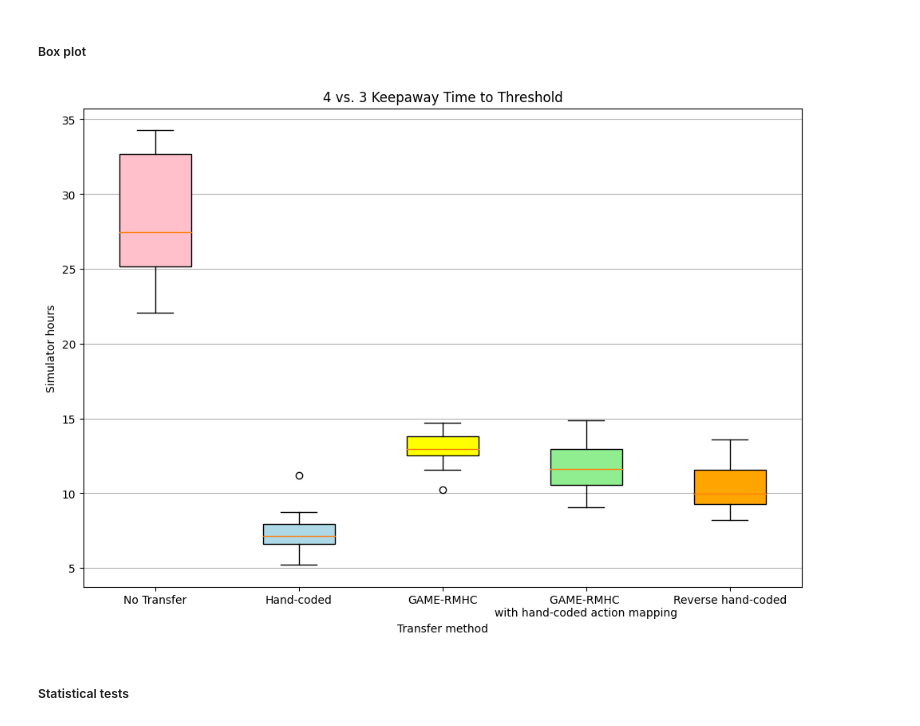
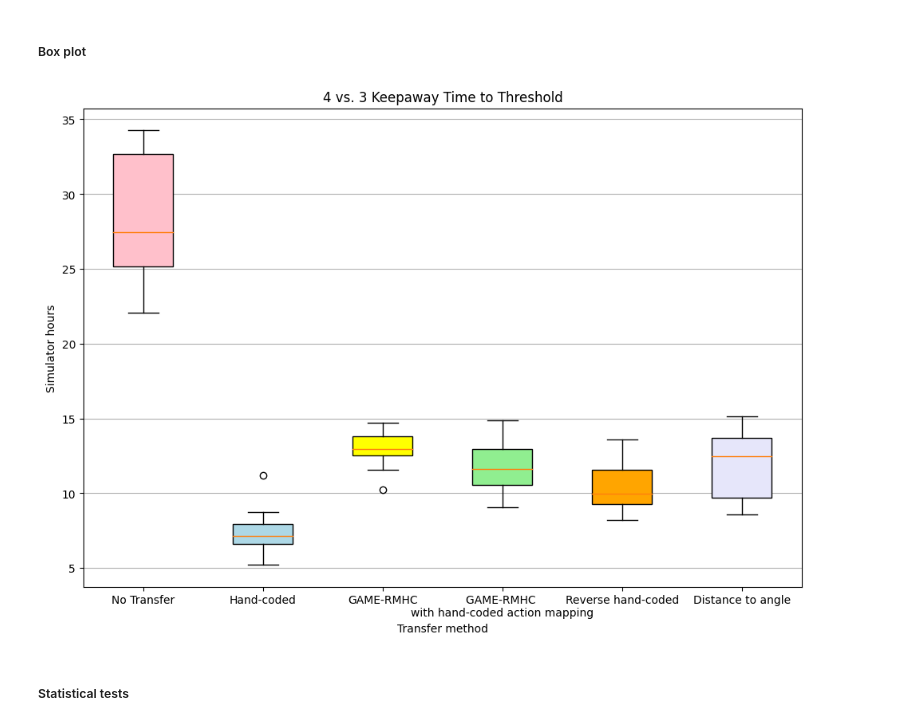
Before and after one commit to duyminh1998/GAME, a Jupyter notebook: notebooks/stats_test_2.ipynb, the cells around one changed output. Cells and saved outputs as stored; diff of their text form; code cells hidden in the pictures.

```diff
--- a/notebooks/stats_test_2.ipynb
+++ b/notebooks/stats_test_2.ipynb
@@ -404,7 +404,7 @@ plt.legend()
 <matplotlib.legend.Legend at 0x...>
 [figure]
 # %%
-MC3D_train_transfer_MASTER_folder_path = os.path.join(config_data['output_path'], 'Final Presentation', '11142022 Train MC3D With Transfer Mapping 0101master')
+MC3D_train_transfer_MASTER_folder_path = os.path.join(config_data['output_path'], '01022023 Train MC3D With QValue Transfer Mapping master')
 MC3D_train_transfer_MASTER_filepath = os.path.join(MC3D_train_transfer_MASTER_folder_path, 'eval_3DMC_a0.75_l0.99_e0.01_nt8.csv')
 df = pd.read_csv(MC3D_train_transfer_MASTER_filepath, index_col=False)
 all_output_X, all_output_Y, all_output_eps, avg_output_X, avg_output_Y, avg_output_eps = plot_MC(df, trials)
@@ -445,8 +445,8 @@ plt.legend()
 # data = [MC3D_no_transfer_ttt, MC3D_transfer_handcoded_ttt, MC3D_transfer_best_GAME_ttt, MC3D_transfer_worst_GAME_ttt, MC3D_transfer_MASTER_ttt]
 # data_labels = ['No Transfer', 'Hand-coded', 'Best GAME', 'Worst GAME', 'MASTER']
 
-data = [MC3D_no_transfer_ttt, MC3D_transfer_handcoded_ttt, MC3D_transfer_best_GAME_ttt, MC3D_transfer_worst_GAME_ttt]
-data_labels = ['No Transfer', 'Hand-coded', 'Best GAME', 'Worst GAME']
+data = [MC3D_no_transfer_ttt, MC3D_transfer_handcoded_ttt, MC3D_transfer_best_GAME_ttt, MC3D_transfer_worst_GAME_ttt, MC3D_transfer_MASTER_ttt]
+data_labels = ['No Transfer', 'Hand-coded', 'Best GAME', 'Worst GAME', 'MASTER']
 
 fig = plt.figure(figsize =(9, 6))
 
@@ -458,7 +458,7 @@ bp = ax.boxplot(data, vert=True, patch_artist=True, labels = data_labels)
 # plt.xticks([1, 2, 3, 4, 5], data_labels)
 
 # fill with colors
-colors = ['pink', 'yellow', 'lightgreen', 'lightblue']
+colors = ['pink', 'yellow', 'lightgreen', 'lightblue', 'orange']
 for patch, color in zip(bp['boxes'], colors):
     patch.set_facecolor(color)
 
@@ -504,8 +508,8 @@ plt.plot(avg_output_X, avg_output_Y, label = 'No transfer')
 # '12302022 Train MC3D With QValue Transfer Mapping 101022222', '11142022 Train MC3D With Transfer Mapping 0101master']
 # experiment_name = ['Hand-coded mapping', 'Best GAME mapping', 'Worst GAME mapping', 'MASTER']
 experiments = ['12162022 Train MC3D With QValue Transfer Mapping 010110202', '12312022 Train MC3D With QValue Transfer Mapping 010111111',
-'12302022 Train MC3D With QValue Transfer Mapping 101022222']
-experiment_name = ['Hand-coded mapping', 'Best GAME mapping', 'Worst GAME mapping']
+'12302022 Train MC3D With QValue Transfer Mapping 101022222', '01022023 Train MC3D With QValue Transfer Mapping master']
+experiment_name = ['Hand-coded mapping', 'Best GAME mapping', 'Worst GAME mapping', 'MASTER']
 for exp_idx, experiment in enumerate(experiments):
     MC3D_train_transfer_folder_path = os.path.join(config_data['output_path'], experiment)
     MC3D_train_transfer_filepath = os.path.join(MC3D_train_transfer_folder_path, 'eval_3DMC_a0.75_l0.99_e0.01_nt8.csv')
@@ -883,0 +890,24 @@ plt.legend()
+# %%
+kwy_disttoangle_transfer_paths = []
+kwy_disttoangle_folder_path = os.path.join(config_data['logs_path'], '01022023 transfer dist to angle eval')
+for file in os.listdir(kwy_disttoangle_folder_path):
+    if file.endswith('kwy'):
+        kwy_disttoangle_transfer_paths.append([os.path.join(kwy_disttoangle_folder_path, file)])
+kwy_disttoangle_folder_path = os.path.join(config_data['logs_path'], '01022023 transfer dist to angle eval 2')
+for file in os.listdir(kwy_disttoangle_folder_path):
+    if file.endswith('kwy'):
+        kwy_disttoangle_transfer_paths.append([os.path.join(kwy_disttoangle_folder_path, file)])
+kwy_disttoangle_transfer_paths = kwy_disttoangle_transfer_paths[:10]
+# kwy_GAME_transfer_paths = kwy_GAME_transfer_paths[:trials]
+all_output_X, all_output_Y, all_output_eps, avg_output_X, avg_output_Y, avg_output_eps = plot_kwy(kwy_disttoangle_transfer_paths, 1000, 0.01, 30)
+keepaway_transfer_disttoangle_ttt = []
+for trial in range(len(kwy_disttoangle_transfer_paths)):
+    converged = False
+    for dat_idx, dat in enumerate(all_output_Y[trial]):
+        if dat >= 9:
+            keepaway_transfer_disttoangle_ttt.append(all_output_X[trial][dat_idx])
+            converged = True
+            break
+    if not converged:
+        keepaway_transfer_disttoangle_ttt.append(35)
+        # pass
@@ -886,34 +947,34 @@ plt.legend()
 # %%
 # data = [keepaway_no_transfer_ttt, keepaway_transfer_hand_coded_ttt, keepaway_transfer_GAME_ttt, keepaway_transfer_GAMERMHC_ttt]
 # data_labels = ['No Transfer', 'Hand-coded', 'GAME', 'GAME-RMHC']
 
-data = [keepaway_no_transfer_ttt, keepaway_transfer_hand_coded_ttt, keepaway_transfer_GAMERMHC_ttt, keepaway_transfer_GAMERMHC_handcoded_action_mapping_ttt, keepaway_transfer_reverse_handcoded_ttt]
-data_labels = ['No Transfer', 'Hand-coded', 'GAME-RMHC', 'GAME-RMHC \nwith hand-coded action mapping', 'Reverse hand-coded']
+data = [keepaway_no_transfer_ttt, keepaway_transfer_hand_coded_ttt, keepaway_transfer_GAMERMHC_ttt, keepaway_transfer_GAMERMHC_handcoded_action_mapping_ttt, keepaway_transfer_reverse_handcoded_ttt, keepaway_transfer_disttoangle_ttt]
+data_labels = ['No Transfer', 'Hand-coded', 'GAME-RMHC', 'GAME-RMHC \nwith hand-coded action mapping', 'Reverse hand-coded', 'Distance to angle']
 
 fig = plt.figure(figsize =(9, 6))
 
 # Creating axes instance
 ax = fig.add_axes([0, 0, 1, 1])
 
 # Creating plot
 bp = ax.boxplot(data, vert=True, patch_artist=True, labels = data_labels)
 # plt.xticks([1, 2, 3, 4, 5], data_labels)
 
 # fill with colors
-colors = ['pink', 'lightblue', 'yellow', 'lightgreen', 'orange']
+colors = ['pink', 'lightblue', 'yellow', 'lightgreen', 'orange', 'lavender']
 for patch, color in zip(bp['boxes'], colors):
     patch.set_facecolor(color)
 
 # adding horizontal grid lines
 ax.yaxis.grid(True)
 
 # show plot
 plt.xlabel('Transfer method')
 plt.ylabel('Simulator hours')
 plt.title('4 vs. 3 Keepaway Time to Threshold')
 plt.show()
 # %% [output]
-[figure, old version]
+[figure, new version]
 # %% [markdown]
 ##### Statistical tests
 # %%
```
Also changed, not shown: parts of 12 cells of this notebook, 10 other files.
